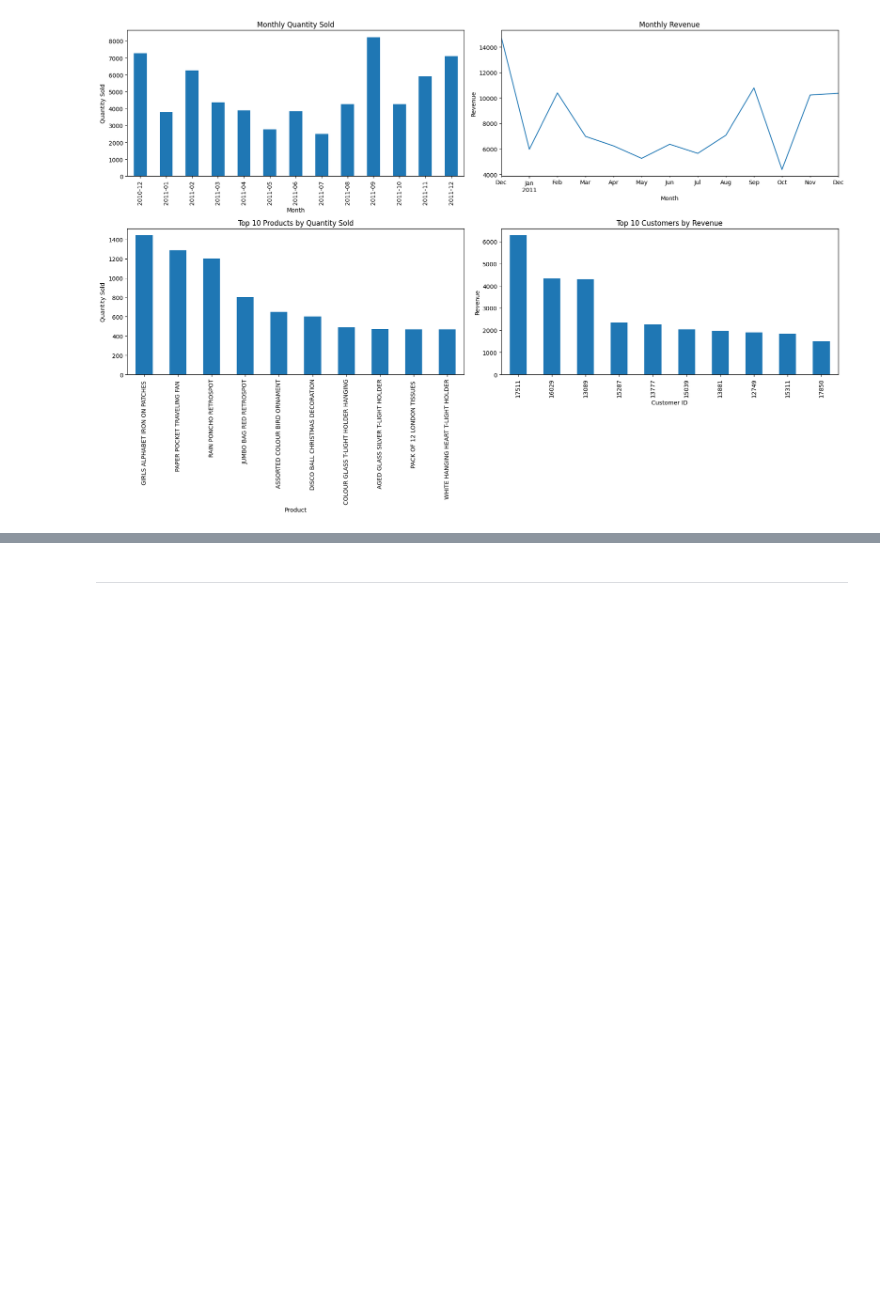
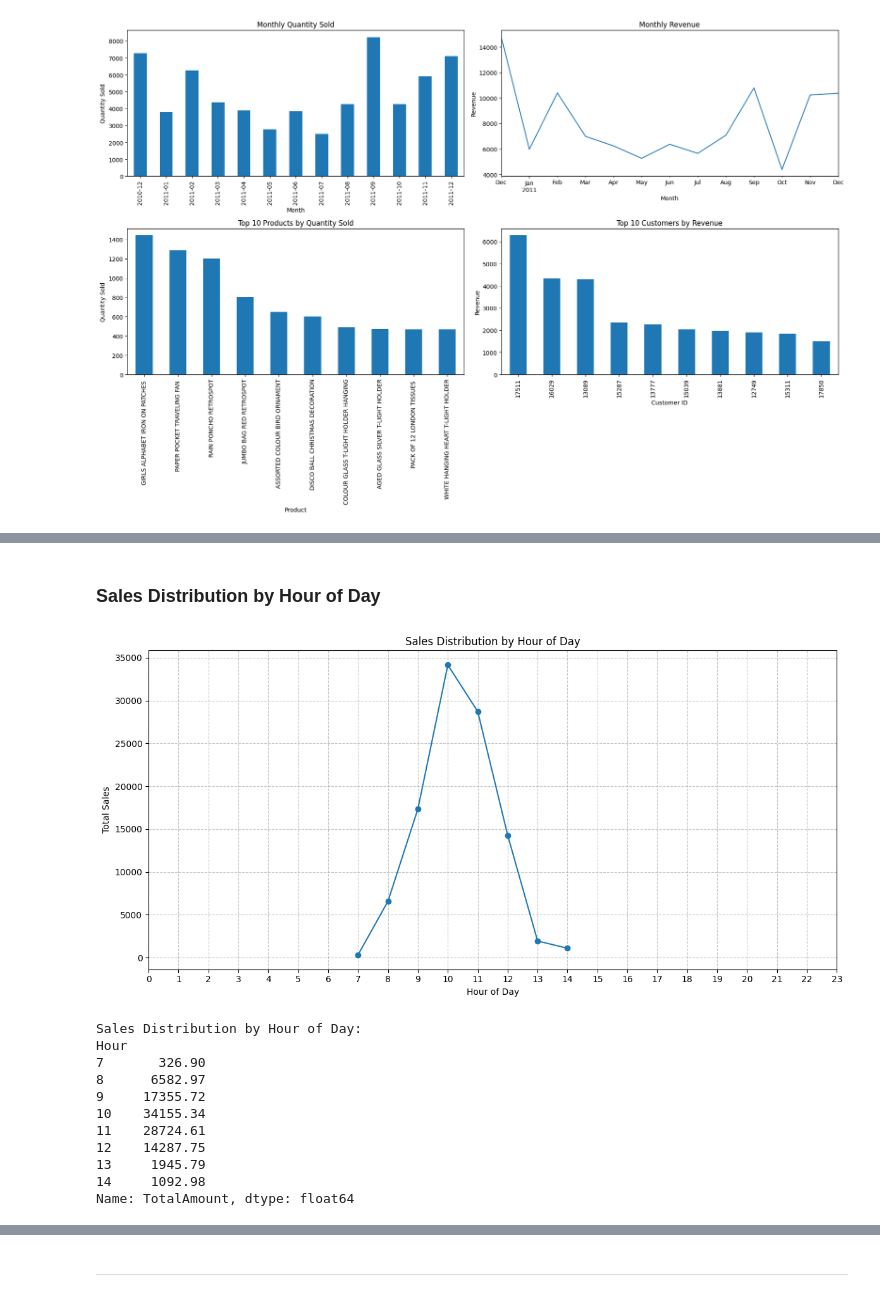
Before and after one commit to Tee-DataA/Online_Retail_Sales_Analysis, a Jupyter notebook: jupyter_notebooks/Notebook_Template.ipynb, the cells around one changed output, grey strips where cells are left out. Cells and saved outputs as stored; diff of their text form; code cells hidden in the pictures; blank space fills up the shorter version.

```diff
--- a/jupyter_notebooks/Notebook_Template.ipynb
+++ b/jupyter_notebooks/Notebook_Template.ipynb
@@ -781,0 +846,40 @@ test
+# %% [markdown]
+### Sales Distribution by Hour of Day
+# %%
+# Ensure 'Hour' column exists
+if 'Hour' not in df_truncated_cleaned.columns:
+    df_truncated_cleaned['Hour'] = df_truncated_cleaned['InvoiceDate'].dt.hour
+
+# Ensure 'TotalAmount' column exists
+if 'TotalAmount' not in df_truncated_cleaned.columns:
+    df_truncated_cleaned['TotalAmount'] = df_truncated_cleaned['Quantity'] * df_truncated_cleaned['UnitPrice']
+
+# Sales Distribution by Hour of Day
+hourly_sales = df_truncated_cleaned.groupby('Hour')['TotalAmount'].sum()
+
+plt.figure(figsize=(12, 6))
+hourly_sales.plot(kind='line', marker='o')
+plt.title('Sales Distribution by Hour of Day')
+plt.xlabel('Hour of Day')
+plt.ylabel('Total Sales')
+plt.xticks(range(0, 24))
+plt.grid(True, linestyle='--', alpha=0.7)
+plt.tight_layout()
+plt.show()
+
+# Print the results
+print("Sales Distribution by Hour of Day:")
+print(hourly_sales)
+# %% [output]
+[figure, added]
+Sales Distribution by Hour of Day:
+Hour
+7       326.90
+8      6582.97
+9     17355.72
+10    34155.34
+11    28724.61
+12    14287.75
+13     1945.79
+14     1092.98
+Name: TotalAmount, dtype: float64
```
Also changed, not shown: parts of 17 cells of this notebook.
